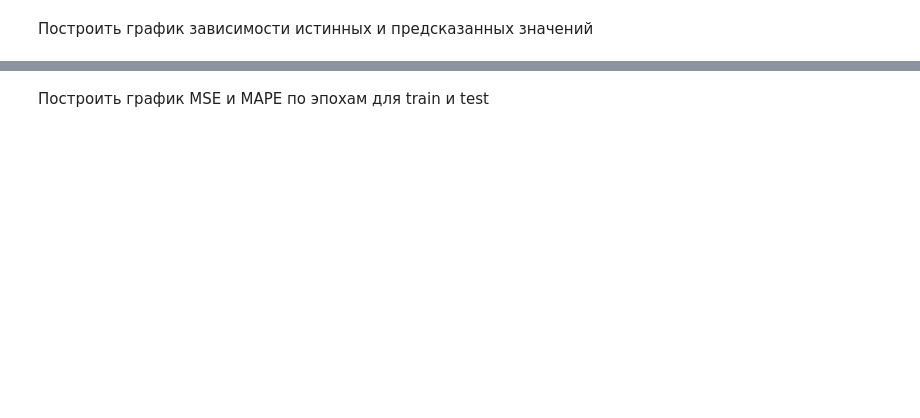
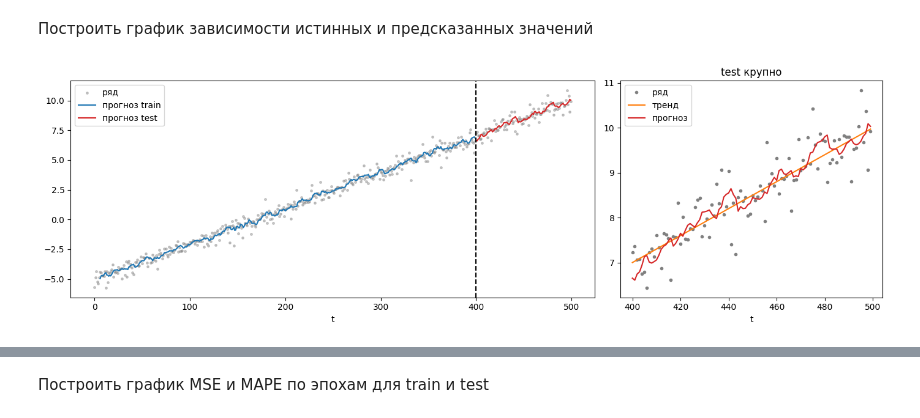
Before and after one commit to CompleWin/ml-journey, a Jupyter notebook: machine-learning/lessons/pavel/lab5/lab5_live.ipynb, the cells around one changed output, grey strips where cells are left out. Cells and saved outputs as stored; diff of their text form; code cells hidden in the pictures; blank space fills up the shorter version.

```diff
--- a/machine-learning/lessons/pavel/lab5/lab5_live.ipynb
+++ b/machine-learning/lessons/pavel/lab5/lab5_live.ipynb
@@ -12,6 +26,13 @@
 Превратить ряд в таблицу: вход - окно из 6 предыдущих значений, цель - следующее значение
 
 $$x_t = (y_{t-6},\ y_{t-5},\ \dots,\ y_{t-1}) \quad\to\quad y_t$$
+# %%
+def make_windows(series, size):
+    X = np.array([series[i - size:i] for i in range(size, len(series))])
+    y = series[size:]
+    return X, y
+
+X, y = make_windows(series, WINDOW)
 # %% [markdown]
 Разделить выборку на train/test (80% / 20%) по времени и нормализовать входные данные
 
@@ -24,6 +73,15 @@ $$z = \frac{x - \mu_{train}}{\sigma_{train}}$$
 $$\hat{y} = w_1 z_1 + w_2 z_2 + \dots + w_6 z_6 + b$$
 
 $$MSE = \frac{1}{n}\sum (y_i - \hat{y}_i)^2, \qquad MAPE = \frac{100\%}{n}\sum \left|\frac{y_i - \hat{y}_i}{y_i}\right|$$
+# %%
+def predict(Z, w, b):
+    return Z @ w + b
+
+def mse(y, y_pred):
+    return mean((y - y_pred) ** 2)
+
+def mape(y, y_pred):
+    return mean(np.abs((y - y_pred) / y)) * 100
 # %% [markdown]
 Инициализация весов случайными значениями и обновление весов по дельта-правилу
 
@@ -35,2 +145,26 @@ $$e = y - \hat{y}, \qquad w \leftarrow w + \eta\, e\, z, \qquad b \leftarrow b +
 # %% [markdown]
 Построить график зависимости истинных и предсказанных значений
+# %%
+pred_train = predict(Z_train, w, b)
+pred_test = predict(Z_test, w, b)
+
+fig, axes = plt.subplots(1, 2, figsize=(14, 4.5), gridspec_kw={"width_ratios": [2, 1]})
+
+axes[0].scatter(t, series, s=6, alpha=0.4, color="gray", label="ряд")
+axes[0].plot(t_train, pred_train, color="tab:blue", label="прогноз train")
+axes[0].plot(t_test, pred_test, color="tab:red", label="прогноз test")
+axes[0].axvline(split, color="black", linestyle="--")
+axes[0].set_xlabel("t")
+axes[0].legend()
+
+axes[1].plot(t_test, y_test, "o", markersize=3, color="gray", label="ряд")
+axes[1].plot(t_test, trend[t_test], color="tab:orange", label="тренд")
+axes[1].plot(t_test, pred_test, color="tab:red", label="прогноз")
+axes[1].set_xlabel("t")
+axes[1].set_title("test крупно")
+axes[1].legend()
+
+plt.tight_layout()
+plt.show()
+# %% [output]
+[figure, added]
```
Also changed, not shown: parts of 9 cells of this notebook, 3 other files.
